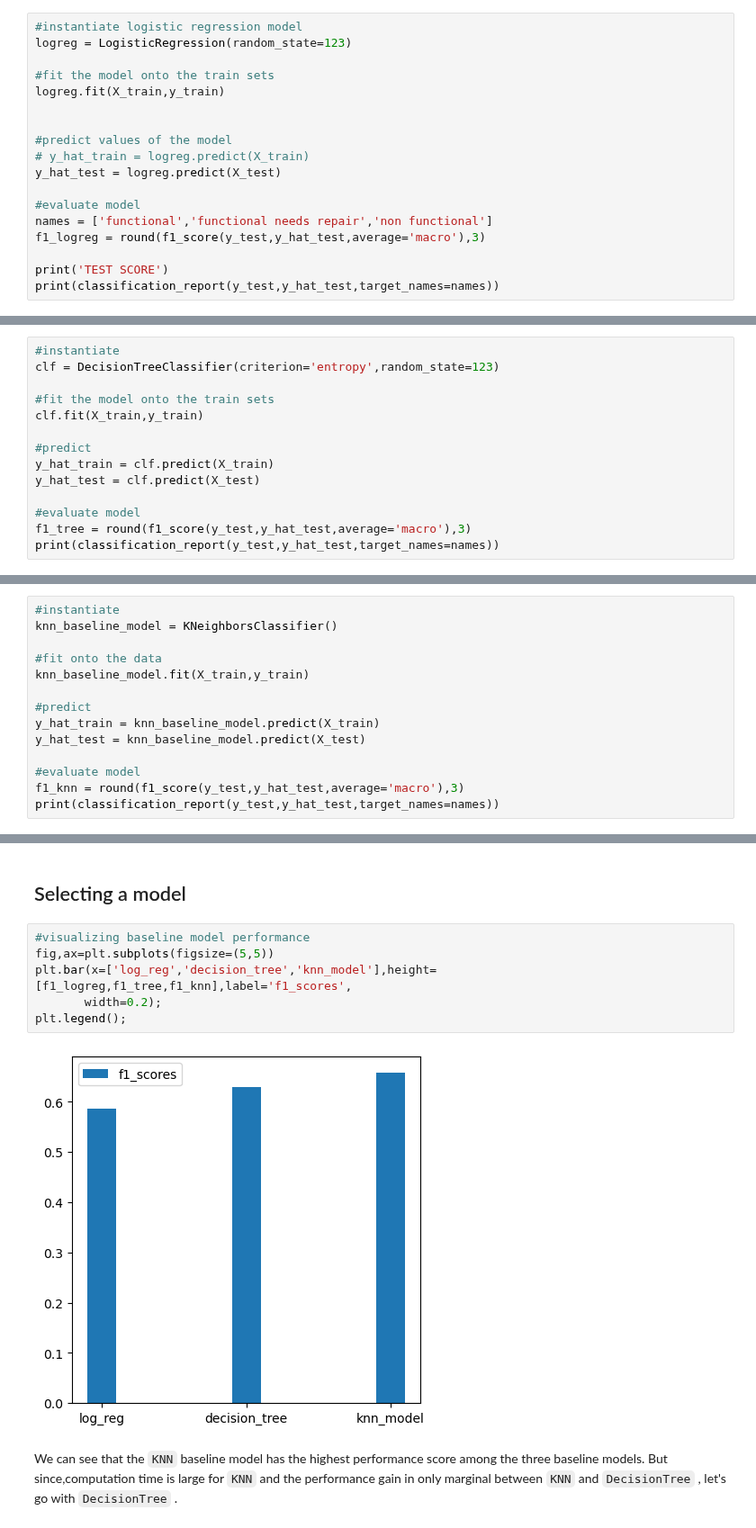
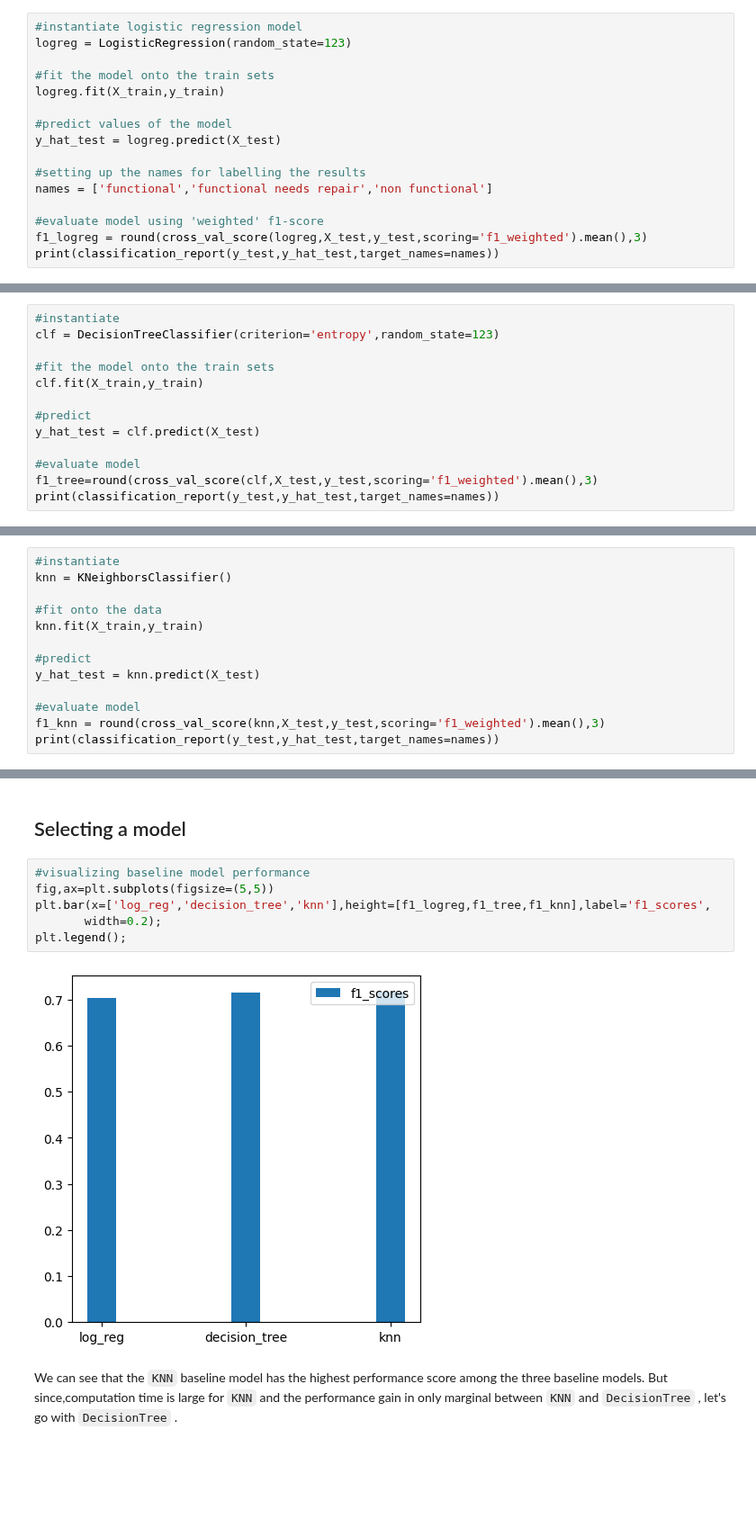
Before and after one commit to rahulakrish/water_pump_classifier, a Jupyter notebook: notebook.ipynb, the cells around one changed output, grey strips where cells are left out. Shown at 90% size. Cells and saved outputs as stored; diff of their text form; blank space fills up the shorter version.

Commit message:
changed scoring method to weighted; used cross-val

```diff
--- a/notebook.ipynb
+++ b/notebook.ipynb
@@ -578,16 +583,14 @@ logreg = LogisticRegression(random_state=123)
 #fit the model onto the train sets
 logreg.fit(X_train,y_train)
 
-
 #predict values of the model
-# y_hat_train = logreg.predict(X_train)
 y_hat_test = logreg.predict(X_test)
 
-#evaluate model
+#setting up the names for labelling the results
 names = ['functional','functional needs repair','non functional']
-f1_logreg = round(f1_score(y_test,y_hat_test,average='macro'),3)
 
-print('TEST SCORE')
+#evaluate model using 'weighted' f1-score
+f1_logreg = round(cross_val_score(logreg,X_test,y_test,scoring='f1_weighted').mean(),3)
 print(classification_report(y_test,y_hat_test,target_names=names))
 # %% [output]
 TEST SCORE
@@ -616,11 +613,10 @@ clf = DecisionTreeClassifier(criterion='entropy',random_state=123)
 clf.fit(X_train,y_train)
 
 #predict
-y_hat_train = clf.predict(X_train)
 y_hat_test = clf.predict(X_test)
 
 #evaluate model
-f1_tree = round(f1_score(y_test,y_hat_test,average='macro'),3)
+f1_tree=round(cross_val_score(clf,X_test,y_test,scoring='f1_weighted').mean(),3)
 print(classification_report(y_test,y_hat_test,target_names=names))
 # %% [output]
                          precision    recall  f1-score   support
@@ -638,17 +632,16 @@ Looks the Decision Tree model performs better compared to the Logistic Regressio
 ### KNN
 # %%
 #instantiate
-knn_baseline_model = KNeighborsClassifier()
+knn = KNeighborsClassifier()
 
 #fit onto the data
-knn_baseline_model.fit(X_train,y_train)
+knn.fit(X_train,y_train)
 
 #predict
-y_hat_train = knn_baseline_model.predict(X_train)
-y_hat_test = knn_baseline_model.predict(X_test)
+y_hat_test = knn.predict(X_test)
 
 #evaluate model
-f1_knn = round(f1_score(y_test,y_hat_test,average='macro'),3)
+f1_knn = round(cross_val_score(knn,X_test,y_test,scoring='f1_weighted').mean(),3)
 print(classification_report(y_test,y_hat_test,target_names=names))
 # %% [output]
                          precision    recall  f1-score   support
@@ -675,11 +662,11 @@ Unsurprisingly, we can see the 'needs repair' class has the poorest f1-score the
 # %%
 #visualizing baseline model performance
 fig,ax=plt.subplots(figsize=(5,5))
-plt.bar(x=['log_reg','decision_tree','knn_model'],height=[f1_logreg,f1_tree,f1_knn],label='f1_scores',
+plt.bar(x=['log_reg','decision_tree','knn'],height=[f1_logreg,f1_tree,f1_knn],label='f1_scores',
        width=0.2);
 plt.legend();
 # %% [output]
-[figure, old version]
+[figure, new version]
 # %% [markdown]
 We can see that the `KNN` baseline model has the highest performance score among the three baseline models. But since,computation time is large for `KNN` and the performance gain in only marginal between `KNN` and `DecisionTree` , let's go with `DecisionTree` .
 # %% [markdown]
```
Also changed, not shown: parts of 13 cells of this notebook.
